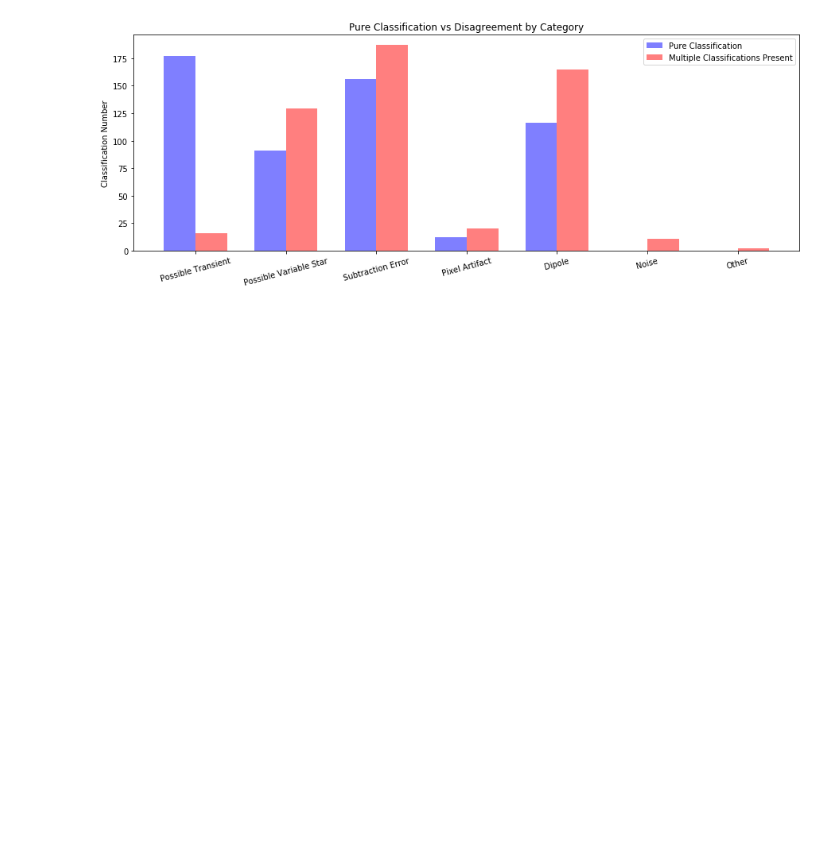
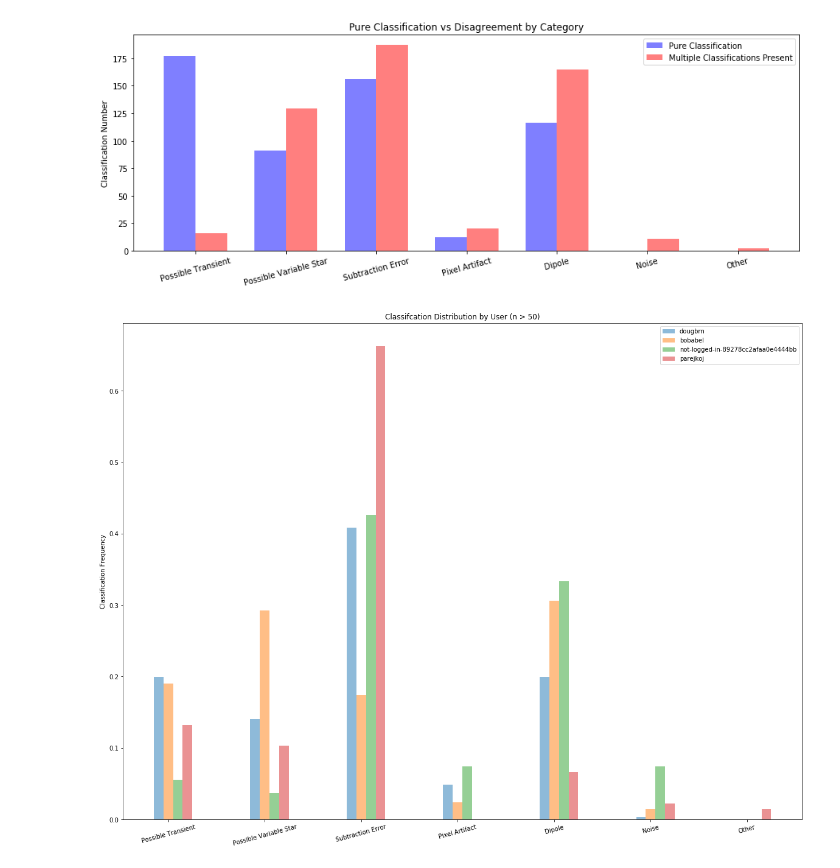
Before and after one commit to parejkoj/LSST-Zoo, a Jupyter notebook: TrainingSet_Statistics.ipynb, the cells around one changed output. Drawn from its saved outputs; the diff is of its cells as text; code cells hidden in the pictures; blank space fills up the shorter version.

```diff
--- a/TrainingSet_Statistics.ipynb
+++ b/TrainingSet_Statistics.ipynb
@@ -138,3 +139,74 @@ ax1.legend((pure_dist[0], dis_dist[0]), ('Pure Classification', 'Multiple Classi
 plt.savefig("classification_disagreement.png")
 # %% [output]
 [figure]
+# %%
+objects = ['Possible Transient', 'Possible Variable Star', 'Subtraction Error', 'Pixel Artifact', 'Dipole', 'Noise', 'Other']
+users = []
+user_counts=[]
+user_dict = {}
+
+for item, row in subset.iterrows():
+    s_data = json.loads(row.subject_data) #Subject Data
+    a_data = json.loads(row.annotations)[0] #Annotations
+    u_name = row.user_name #User Name
+    s_id= s_data.keys()[0] #Subject ID
+    data_dict=s_data[s_id]
+    title=data_dict['image_title'][41:-4] #Image Title
+    classification = a_data['value']
+
+for item, row in subset.iterrows():
+    s_data = json.loads(row.subject_data) #Subject Data
+    a_data = json.loads(row.annotations)[0] #Annotations
+    u_name = row.user_name #User Name
+    s_id= s_data.keys()[0] #Subject ID
+    data_dict=s_data[s_id]
+    title=data_dict['image_title'][41:-4] #Image Title
+    classification = a_data['value']
+    if u_name not in user_dict.keys():
+        users.append(u_name)
+        user_counts.append(0)
+        user_counts[users.index(u_name)]+=1
+
+        user_dict[u_name] = np.zeros(len(objects))
+        if classification != None:
+            user_dict[u_name][objects.index(classification)]+=1
+
+    elif u_name in user_dict.keys():
+        user_counts[users.index(u_name)]+=1
+        if classification != None:
+            user_dict[u_name][objects.index(classification)]+=1
+# Enforce a minimum of 50 classifications for consideration
+for key in user_dict.keys():
+    if sum(user_dict.get(key))<50.0:
+        del user_dict[key]
+    else:
+        user_dict[key]=user_dict[key]/sum(user_dict.get(key))
+
+
+f, ax1 = plt.subplots()
+f.set_figheight(15)
+f.set_figwidth(20)
+
+ind = np.arange(len(objects))  # the x locations for the groups
+width = 0.1
+y_pos = np.arange(len(objects))
+bars=[None]*len(user_dict.keys())
+bar_count=0
+delta_width=-width
+for user in user_dict.keys():
+    bars[bar_count] = ax1.bar(y_pos+delta_width,user_dict.get(user),width,alpha=0.5)
+    delta_width+=width
+    bar_count+=1
+ax1.set_xticks(np.arange(len(objects)))
+ax1.set_xticklabels(objects,rotation=15)
+ax1.set_title("Classifcation Distribution by User (n > 50)")
+ax1.set_ylabel("Classification Frequency")
+ax1.legend(bars, user_dict.keys())
+#ax1.set_ylim((0,500))
+
+
+
+#plt.show()
+plt.savefig("user_bias.png")
+# %% [output]
+[figure, added]
```
Also changed, not shown: parts of 3 cells of this notebook, 2 other files.
